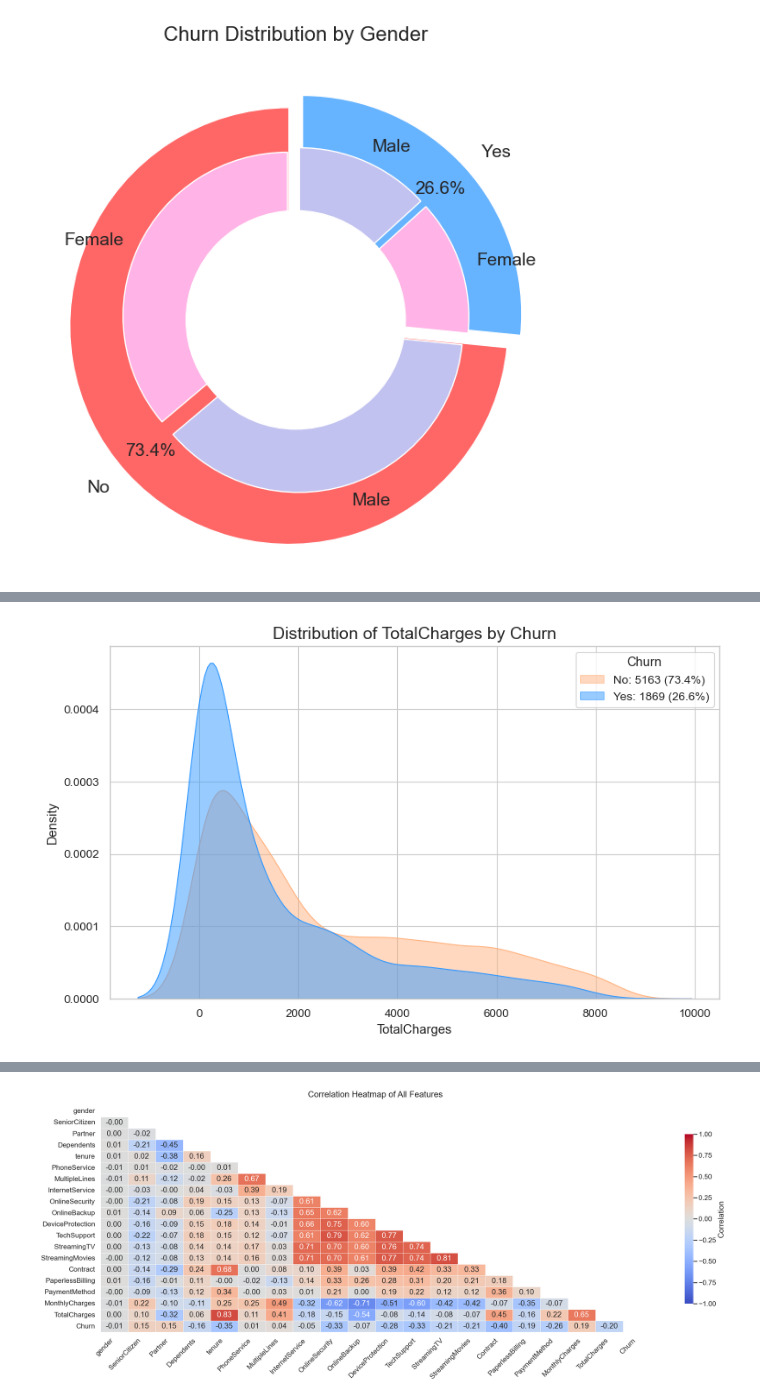
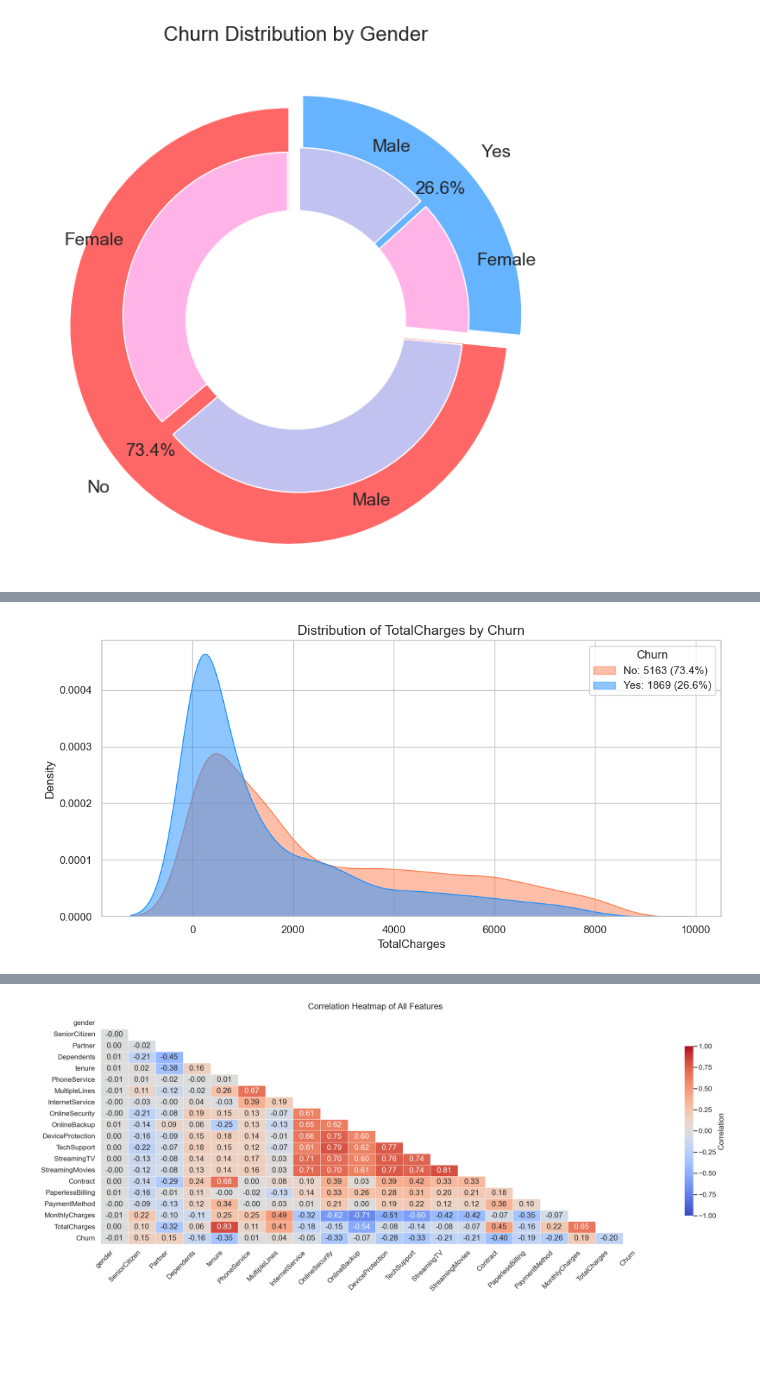
Before and after one commit to MVasquez95/Churn-Prediction, a Jupyter notebook: notebook.ipynb, the cells around one changed output, grey strips where cells are left out. Drawn from its saved outputs; the diff is of its cells as text; code cells hidden in the pictures; blank space fills up the shorter version.

```diff
--- a/notebook.ipynb
+++ b/notebook.ipynb
@@ -1042,8 +1035,6 @@ def plot_kde_churn(df, column="MonthlyCharges", target="Churn", colors=None):
     counts = df_plot[target].value_counts()
 
     # Crear figura
-    sns.set_context("paper", font_scale=1.1)
-    plt.figure(figsize=(8,5))
     ax = None
 
     for category, color in colors.items():
@@ -1087,51 +1115,5 @@ if mean_churn_yes > mean_churn_no:
 # %%
-def plot_kde_churn(df, column="TotalCharges", target="Churn", colors=None):
-    if colors is None:
-        colors = {"No": "#FFB380", "Yes": "#3399FF"}  # Coral y Azul
-
-    # Convertir columna a numérica si es necesario
-    df_plot = df[[column, target]].copy()
-    df_plot[column] = pd.to_numeric(df_plot[column], errors='coerce')
-    df_plot = df_plot.dropna()
-    df_plot[target] = df_plot[target].astype(str).str.capitalize()  # "yes" -> "Yes"
-
-    # Calcular estadísticas para la leyenda
-    total = len(df_plot)
-    counts = df_plot[target].value_counts()
-
-    # Crear figura
-    sns.set_context("paper", font_scale=1.1)
-    plt.figure(figsize=(8,5))
-    ax = None
-
-    for category, color in colors.items():
-        if category in df_plot[target].unique():
-            ax = sns.kdeplot(
-                data=df_plot[df_plot[target]==category],
-                x=column,
-                fill=True,
-                alpha=0.5,
-                color=color,
-                ax=ax
-            )
-
-    # Crear leyenda personalizada
-    patches = [
-        mpatches.Patch(color=color, alpha=0.5,
-                       label=f"{cat}: {counts.get(cat,0)} ({counts.get(cat,0)/total*100:.1f}%)")
-        for cat, color in colors.items()
-    ]
-    ax.legend(handles=patches, title=target, loc='upper right')
-
-    # Etiquetas y título
-    ax.set_xlabel(column)
-    ax.set_ylabel("Density")
-    ax.set_title(f"Distribution of {column} by {target}", fontsize=14)
-    plt.tight_layout()
-    plt.show()
-
-# Uso
-plot_kde_churn(df)
+plot_kde_churn(df, column="TotalCharges")
 # %% [output]
-[figure, old version]
+[figure, new version]
 # %%
```
Also changed, not shown: parts of 58 cells of this notebook.
